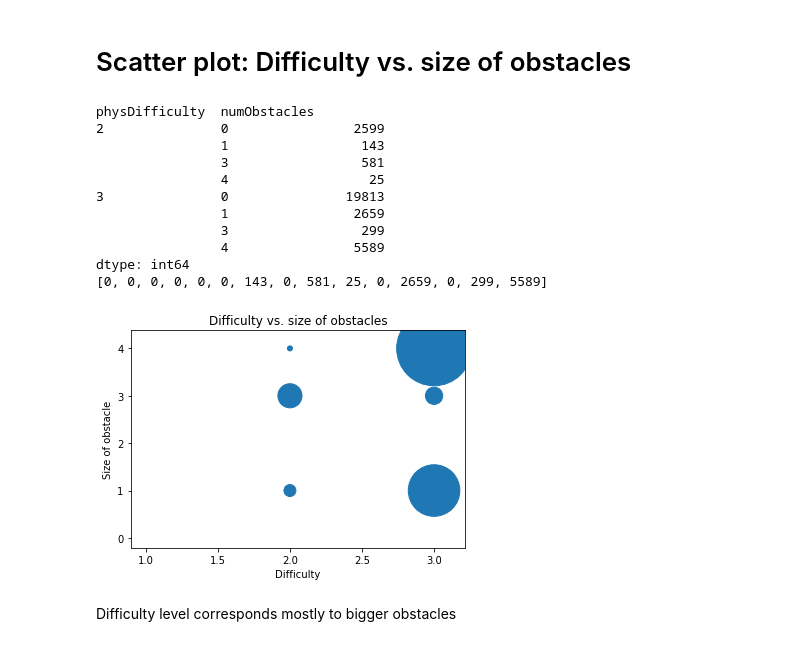
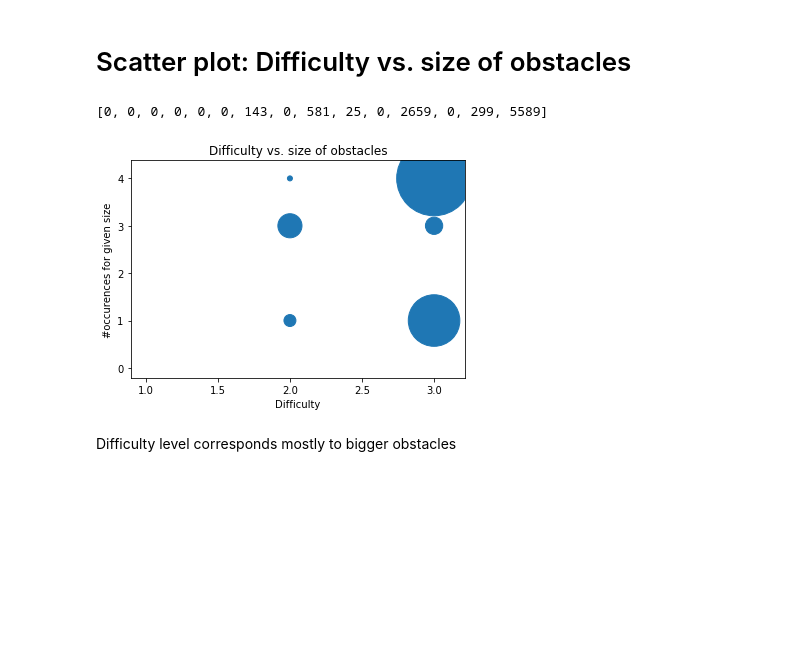
Before and after one commit to bastianmorath/4Ps-Plunder-Planet, a Jupyter notebook: jn_main.ipynb, the cells around one changed output. Saved outputs shown, nothing was run; the diff lists cells and outputs as text; code cells hidden in the pictures; blank space fills up the shorter version.

```diff
--- a/jn_main.ipynb
+++ b/jn_main.ipynb
@@ -191,30 +163,20 @@ difficulty_corr_plot('Points')
 # Scatter plot: Difficulty vs. size of obstacles
 # %%
 plt.figure()
-print(conc_num.groupby(['physDifficulty','numObstacles']).size())
+#print(conc_num.groupby(['physDifficulty','numObstacles']).size())
 
 values = factory.get_number_of_obstacles_per_difficulty()
 print(values)
 plt.title('Difficulty vs. size of obstacles')
-plt.ylabel('Size of obstacle')
+plt.ylabel('#occurences for given size')
 plt.xlabel('Difficulty')
 x = [1,1,1,1,1,2,2,2,2,2,3,3,3,3,3]
 y = [0,1,2,3,4,0,1,2,3,4,0,1,2,3,4]
 plt.scatter(x, y, s=values)
 plt.savefig(gl.svn_base_path + '/Plots/corr_difficulty_numObstacles.pdf')
 # %% [output]
-physDifficulty  numObstacles
-2               0                2599
-                1                 143
-                3                 581
-                4                  25
-3               0               19813
-                1                2659
-                3                 299
-                4                5589
-dtype: int64
 [0, 0, 0, 0, 0, 0, 143, 0, 581, 25, 0, 2659, 0, 299, 5589]
-[figure, old version]
+[figure, new version]
 # %% [markdown]
 Difficulty level corresponds mostly to bigger obstacles
 # %% [markdown]
```
Also changed, not shown: parts of 11 cells of this notebook, 57 other files.
